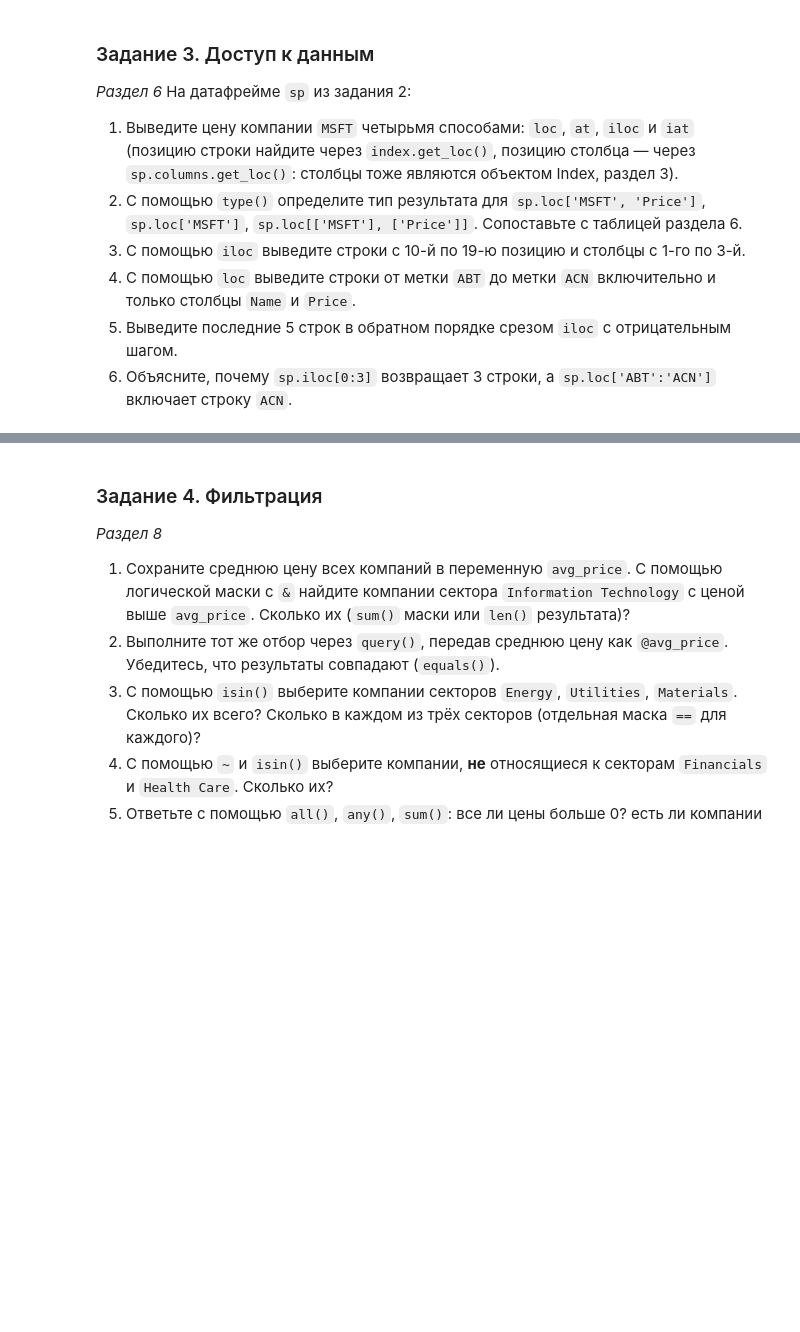
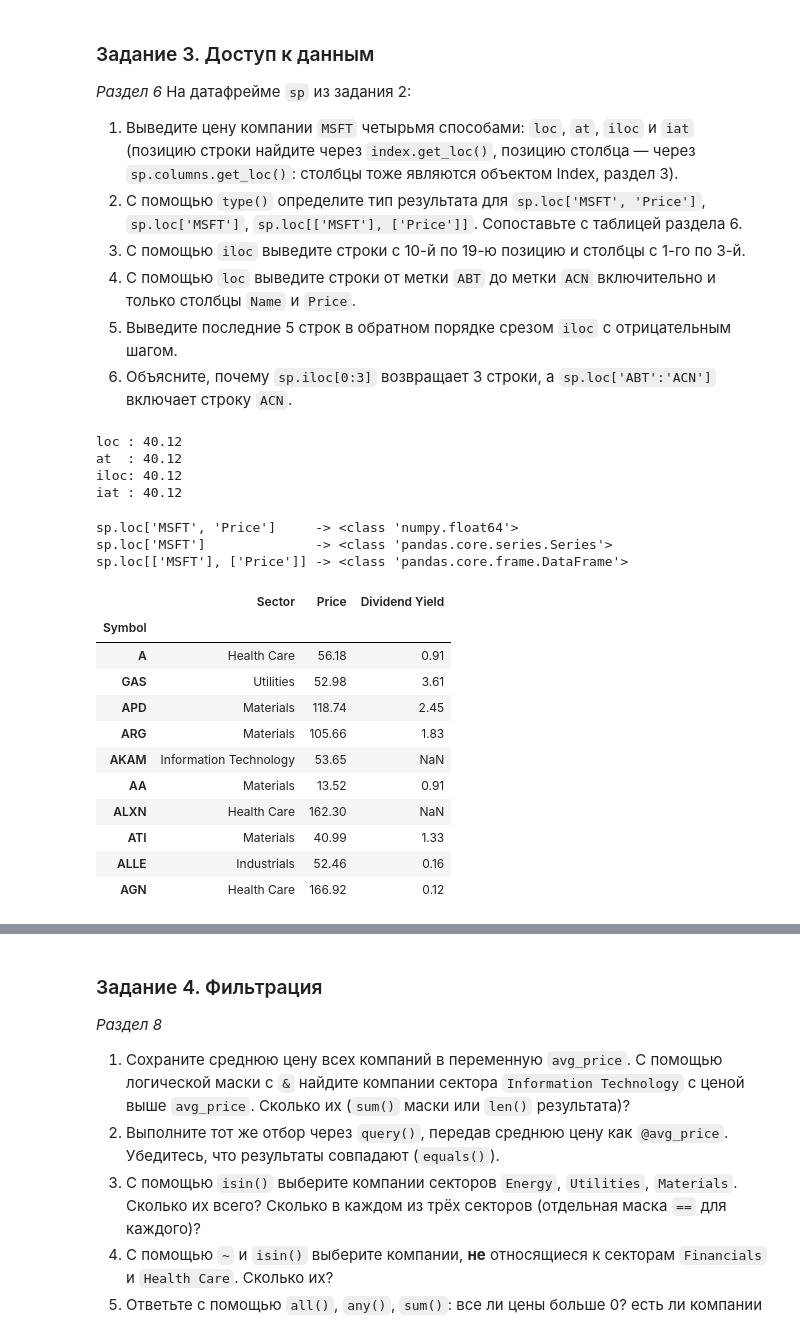
Before and after one commit to LonsdaleV/pyth_labs, a Jupyter notebook: ЛР4 Data-Structures_and_Indexing.ipynb, the cells around one changed output, grey strips where cells are left out. Drawn from its saved outputs; the diff is of its cells as text; code cells hidden in the pictures; blank space fills up the shorter version.

```diff
--- a/ЛР4 Data-Structures_and_Indexing.ipynb
+++ b/ЛР4 Data-Structures_and_Indexing.ipynb
@@ -1114,4 +1249,41 @@ dtype: int64
 5. Выведите последние 5 строк в обратном порядке срезом `iloc` с отрицательным шагом.
 6. Объясните, почему `sp.iloc[0:3]` возвращает 3 строки, а `sp.loc['ABT':'ACN']` включает строку `ACN`.
 # %%
-# Решение задания 3
+# 1
+row_i = sp.index.get_loc('MSFT')
+col_i = sp.columns.get_loc('Price')
+
+print('loc :', sp.loc['MSFT', 'Price'])
+print('at  :', sp.at['MSFT', 'Price'])
+print('iloc:', sp.iloc[row_i, col_i])
+print('iat :', sp.iat[row_i, col_i])
+# %% [output]
+loc : 40.12
+at  : 40.12
+iloc: 40.12
+iat : 40.12
+# %%
+# 2
+print("sp.loc['MSFT', 'Price']     ->", type(sp.loc['MSFT', 'Price']))
+print("sp.loc['MSFT']              ->", type(sp.loc['MSFT']))
+print("sp.loc[['MSFT'], ['Price']] ->", type(sp.loc[['MSFT'], ['Price']]))
+# %% [output]
+sp.loc['MSFT', 'Price']     -> <class 'numpy.float64'>
+sp.loc['MSFT']              -> <class 'pandas.core.series.Series'>
+sp.loc[['MSFT'], ['Price']] -> <class 'pandas.core.frame.DataFrame'>
+# %%
+# 3
+sp.iloc[10:20, 1:4]
+# %% [output]
+|  | Sector | Price | Dividend Yield |
+| Symbol |  |  |  |
+| A | Health Care | 56.18 | 0.91 |
+| GAS | Utilities | 52.98 | 3.61 |
+| APD | Materials | 118.74 | 2.45 |
+| ARG | Materials | 105.66 | 1.83 |
+| AKAM | Information Technology | 53.65 | NaN |
+| AA | Materials | 13.52 | 0.91 |
+| ALXN | Health Care | 162.30 | NaN |
+| ATI | Materials | 40.99 | 1.33 |
+| ALLE | Industrials | 52.46 | 0.16 |
+| AGN | Health Care | 166.92 | 0.12 |
```
Also changed, not shown: parts of 33 cells of this notebook.
